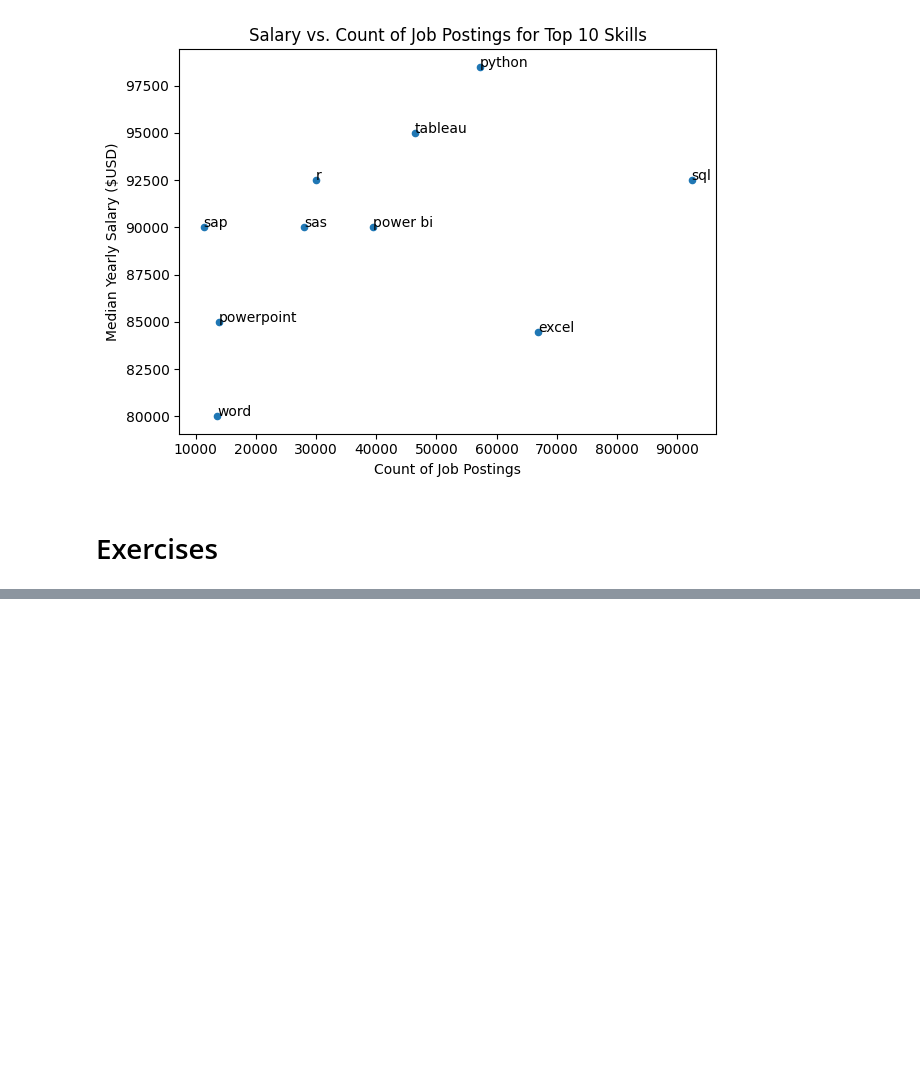
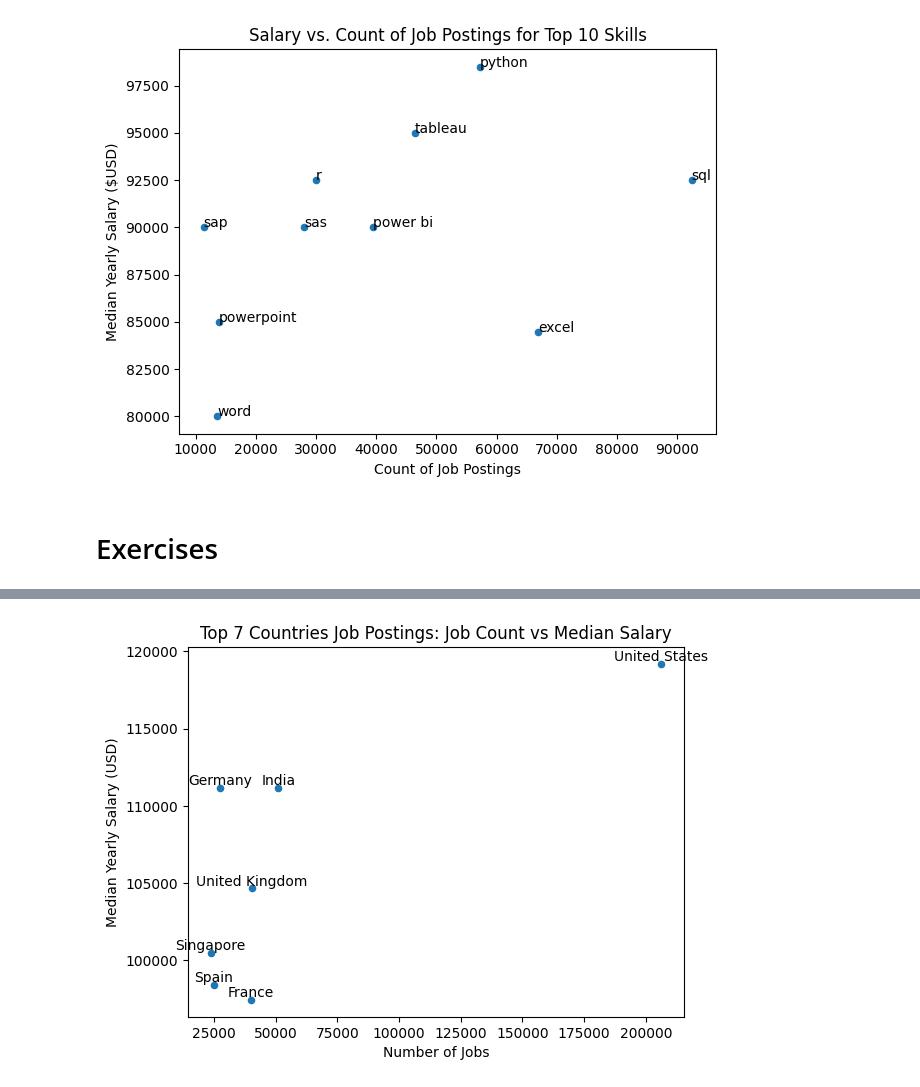
Before and after one commit to AdamWiercioch95/Python_Data_Exercises, a Jupyter notebook: matplotlib/3_Matplotlib_Scatter_Plots.ipynb, the cells around one changed output, grey strips where cells are left out. Drawn from its saved outputs; the diff is of its cells as text; code cells hidden in the pictures; blank space fills up the shorter version.

```diff
--- a/matplotlib/3_Matplotlib_Scatter_Plots.ipynb
+++ b/matplotlib/3_Matplotlib_Scatter_Plots.ipynb
@@ -41,0 +62,20 @@ plt.show()
+# %%
+# Create a scatter plot to visualize the relationship between the number of job postings and median yearly salary for the top 7 countries based on highest number of job postings.
+# Annotate each point with the country's name.
+
+df_salary_country = df.groupby('job_country').agg(
+    median_yearly_salary=('salary_year_avg', 'median'),
+    job_postings=('job_country', 'count'),
+).dropna().sort_values(by='job_postings', ascending=False).head(7)
+
+df_salary_country.plot(kind='scatter', x='job_postings', y='median_yearly_salary')
+plt.xlabel('Number of Jobs')
+plt.ylabel('Median Yearly Salary (USD)')
+plt.title('Top 7 Countries Job Postings: Job Count vs Median Salary')
+
+for i in range(len(df_salary_country)):
+    plt.text(df_salary_country['job_postings'].iloc[i], df_salary_country['median_yearly_salary'].iloc[i], df_salary_country.index[i], ha='center', va='bottom')
+
+plt.show()
+# %% [output]
+[figure, added]
```
Also changed, not shown: parts of 4 cells of this notebook.
